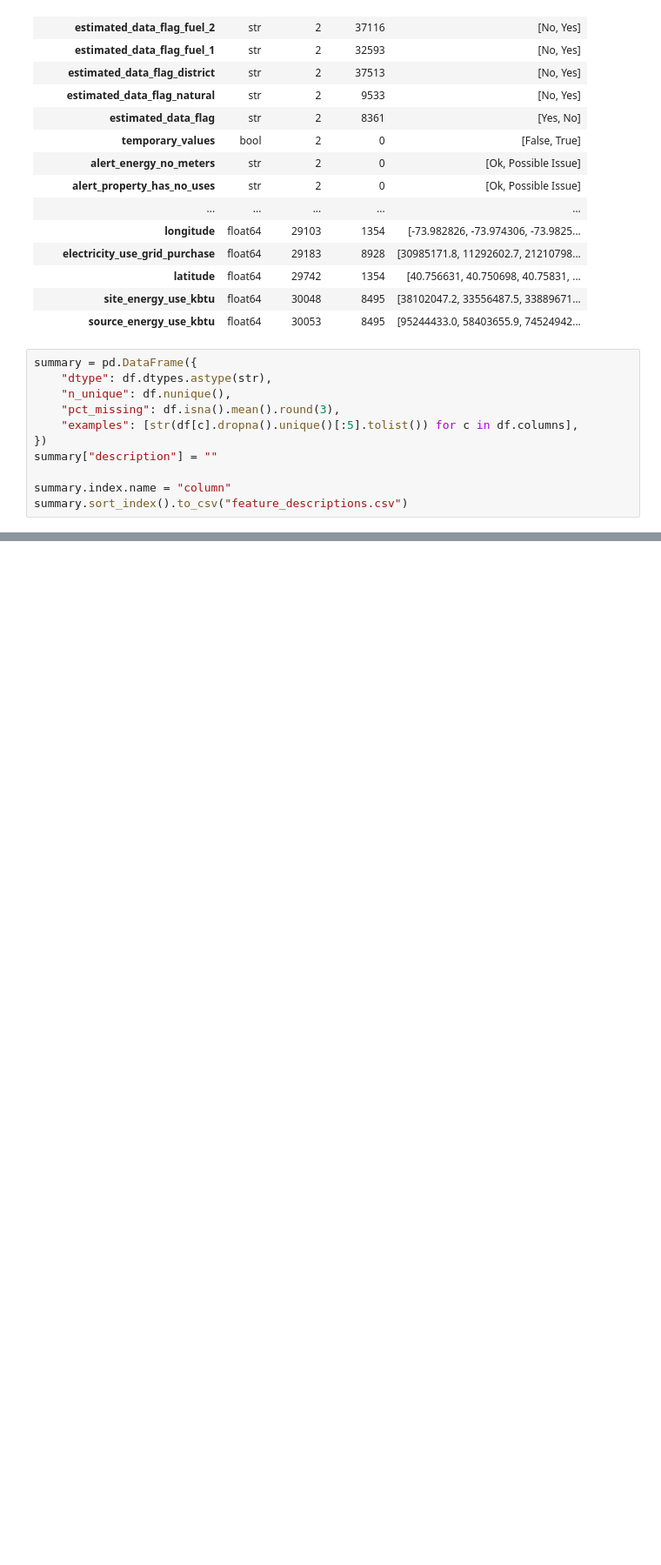
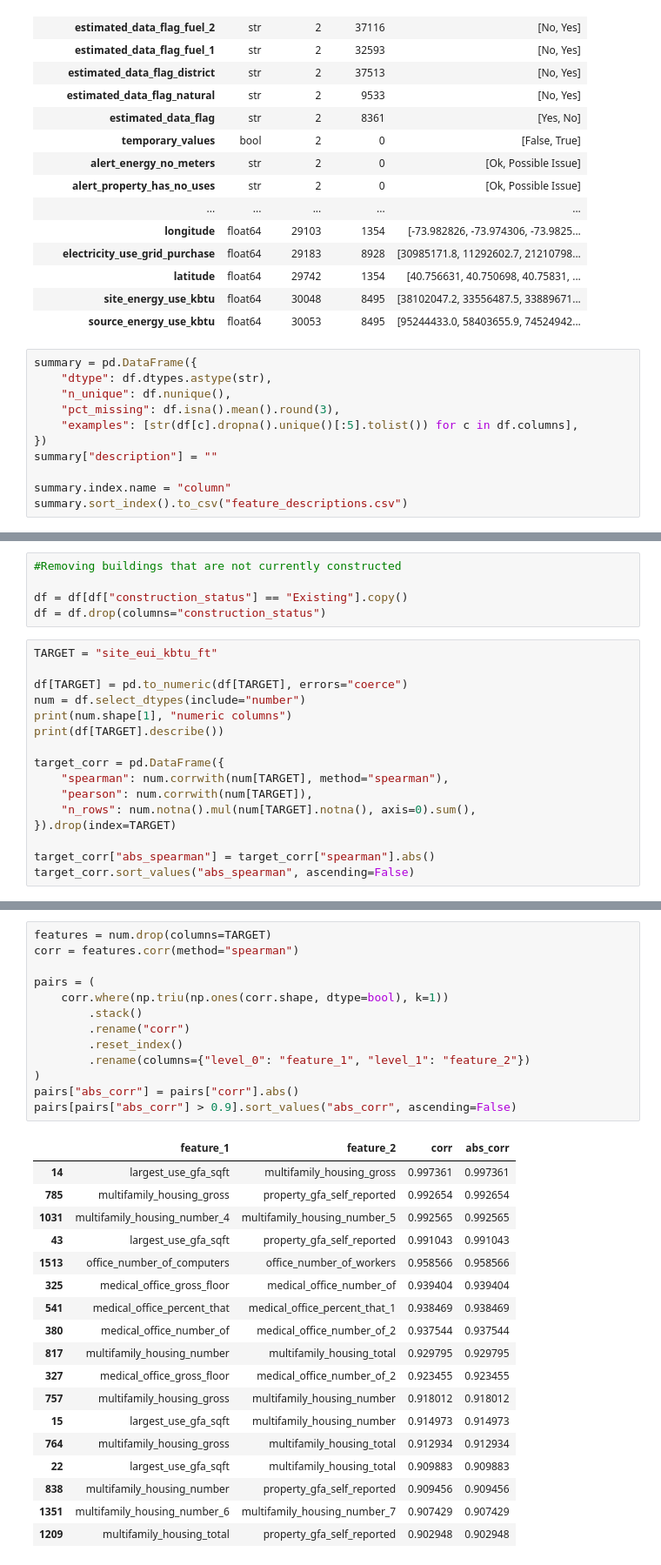
Before and after one commit to gchudley/Any-Idea, a Jupyter notebook: data-exploration.ipynb, the cells around one changed output, grey strips where cells are left out. Shown at 87% size. Saved outputs shown, nothing was run; the diff lists cells and outputs as text; blank space fills up the shorter version.

```diff
--- a/data-exploration.ipynb
+++ b/data-exploration.ipynb
@@ -178,0 +235,21 @@ summary.sort_index().to_csv("feature_descriptions.csv")
+# %%
+#Removing buildings that are not currently constructed
+
+df = df[df["construction_status"] == "Existing"].copy()
+df = df.drop(columns="construction_status")
+# %%
+TARGET = "site_eui_kbtu_ft"
+
+df[TARGET] = pd.to_numeric(df[TARGET], errors="coerce")
+num = df.select_dtypes(include="number")
+print(num.shape[1], "numeric columns")
+print(df[TARGET].describe())
+
+target_corr = pd.DataFrame({
+    "spearman": num.corrwith(num[TARGET], method="spearman"),
+    "pearson": num.corrwith(num[TARGET]),
+    "n_rows": num.notna().mul(num[TARGET].notna(), axis=0).sum(),
+}).drop(index=TARGET)
+
+target_corr["abs_spearman"] = target_corr["spearman"].abs()
+target_corr.sort_values("abs_spearman", ascending=False)
@@ -178,0 +284,32 @@ summary.sort_index().to_csv("feature_descriptions.csv")
+# %%
+features = num.drop(columns=TARGET)
+corr = features.corr(method="spearman")
+
+pairs = (
+    corr.where(np.triu(np.ones(corr.shape, dtype=bool), k=1))
+        .stack()
+        .rename("corr")
+        .reset_index()
+        .rename(columns={"level_0": "feature_1", "level_1": "feature_2"})
+)
+pairs["abs_corr"] = pairs["corr"].abs()
+pairs[pairs["abs_corr"] > 0.9].sort_values("abs_corr", ascending=False)
+# %% [output]
+|  | feature_1 | feature_2 | corr | abs_corr |
+| 14 | largest_use_gfa_sqft | multifamily_housing_gross | 0.997361 | 0.997361 |
+| 785 | multifamily_housing_gross | property_gfa_self_reported | 0.992654 | 0.992654 |
+| 1031 | multifamily_housing_number_4 | multifamily_housing_number_5 | 0.992565 | 0.992565 |
+| 43 | largest_use_gfa_sqft | property_gfa_self_reported | 0.991043 | 0.991043 |
+| 1513 | office_number_of_computers | office_number_of_workers | 0.958566 | 0.958566 |
+| 325 | medical_office_gross_floor | medical_office_number_of | 0.939404 | 0.939404 |
+| 541 | medical_office_percent_that | medical_office_percent_that_1 | 0.938469 | 0.938469 |
+| 380 | medical_office_number_of | medical_office_number_of_2 | 0.937544 | 0.937544 |
+| 817 | multifamily_housing_number | multifamily_housing_total | 0.929795 | 0.929795 |
+| 327 | medical_office_gross_floor | medical_office_number_of_2 | 0.923455 | 0.923455 |
+| 757 | multifamily_housing_gross | multifamily_housing_number | 0.918012 | 0.918012 |
+| 15 | largest_use_gfa_sqft | multifamily_housing_number | 0.914973 | 0.914973 |
+| 764 | multifamily_housing_gross | multifamily_housing_total | 0.912934 | 0.912934 |
+| 22 | largest_use_gfa_sqft | multifamily_housing_total | 0.909883 | 0.909883 |
+| 838 | multifamily_housing_number | property_gfa_self_reported | 0.909456 | 0.909456 |
+| 1351 | multifamily_housing_number_6 | multifamily_housing_number_7 | 0.907429 | 0.907429 |
+| 1209 | multifamily_housing_total | property_gfa_self_reported | 0.902948 | 0.902948 |
```
Also changed, not shown: parts of 3 cells of this notebook, 1 other file.
